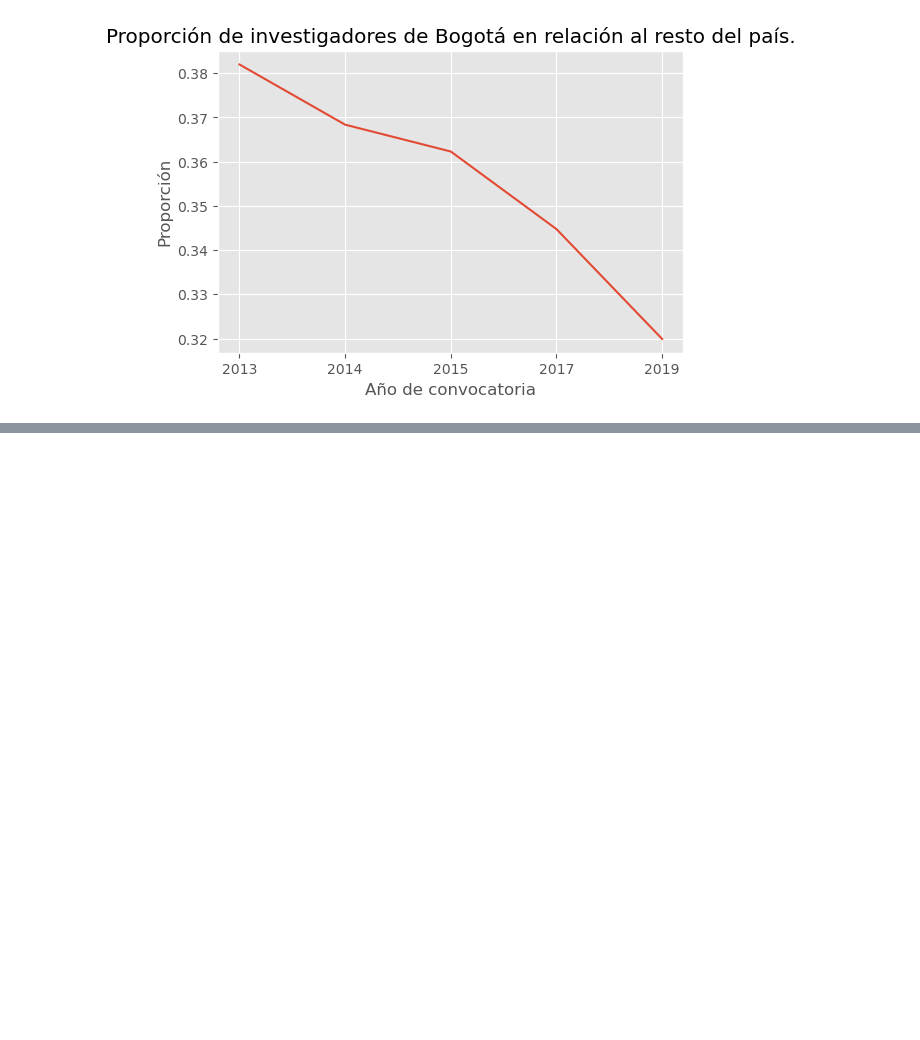
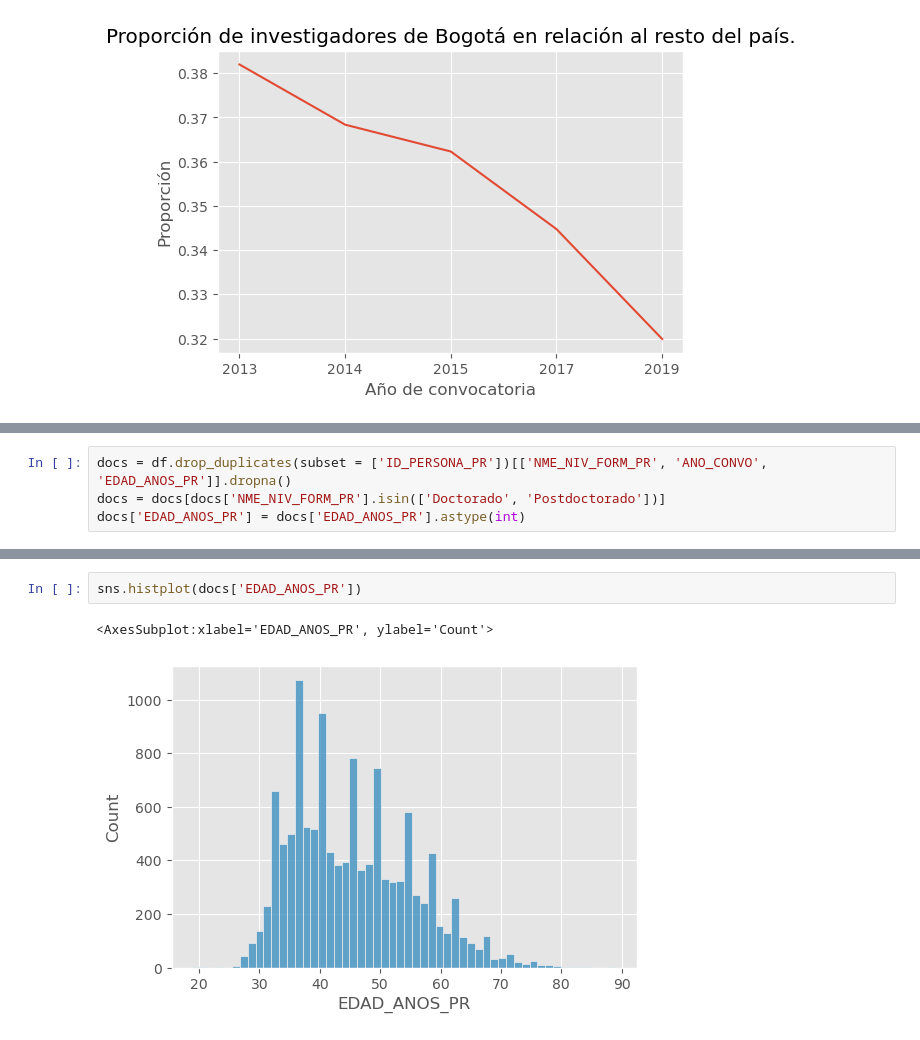
Before and after one commit to juanrloaiza/minciencias, a Jupyter notebook: 1_MinCiencias.ipynb, the cells around one changed output, grey strips where cells are left out. Saved outputs shown, nothing was run; the diff lists cells and outputs as text; blank space fills up the shorter version.

```diff
--- a/1_MinCiencias.ipynb
+++ b/1_MinCiencias.ipynb
@@ -164,0 +187,4 @@ Text(0.5, 0, 'Año de convocatoria')
+# %%
+docs = df.drop_duplicates(subset = ['ID_PERSONA_PR'])[['NME_NIV_FORM_PR', 'ANO_CONVO', 'EDAD_ANOS_PR']].dropna()
+docs = docs[docs['NME_NIV_FORM_PR'].isin(['Doctorado', 'Postdoctorado'])]
+docs['EDAD_ANOS_PR'] = docs['EDAD_ANOS_PR'].astype(int)
@@ -164,0 +210,5 @@ Text(0.5, 0, 'Año de convocatoria')
+# %%
+sns.histplot(docs['EDAD_ANOS_PR'])
+# %% [output]
+<AxesSubplot:xlabel='EDAD_ANOS_PR', ylabel='Count'>
+[figure, added]
```
Also changed, not shown: parts of 13 cells of this notebook.
